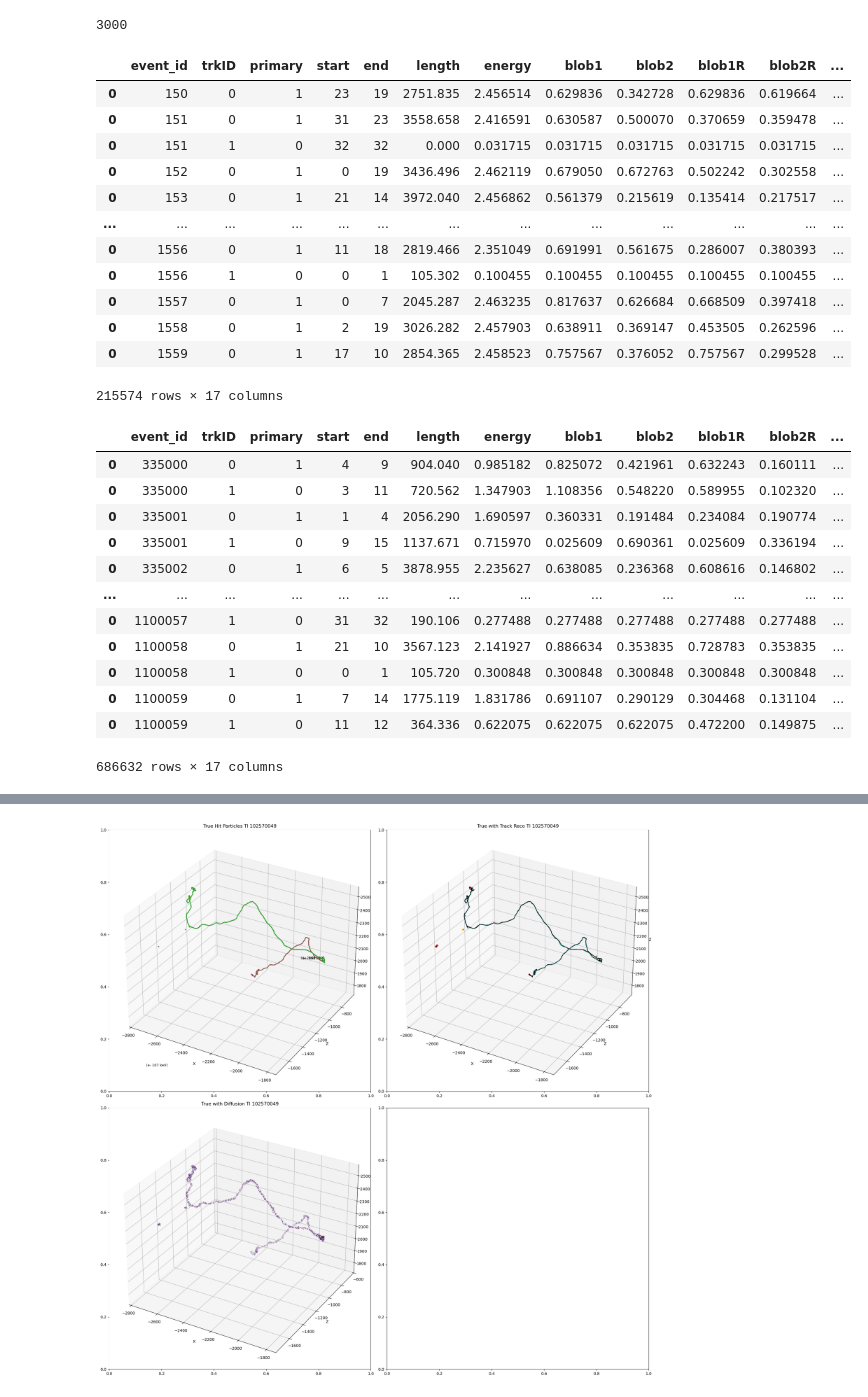
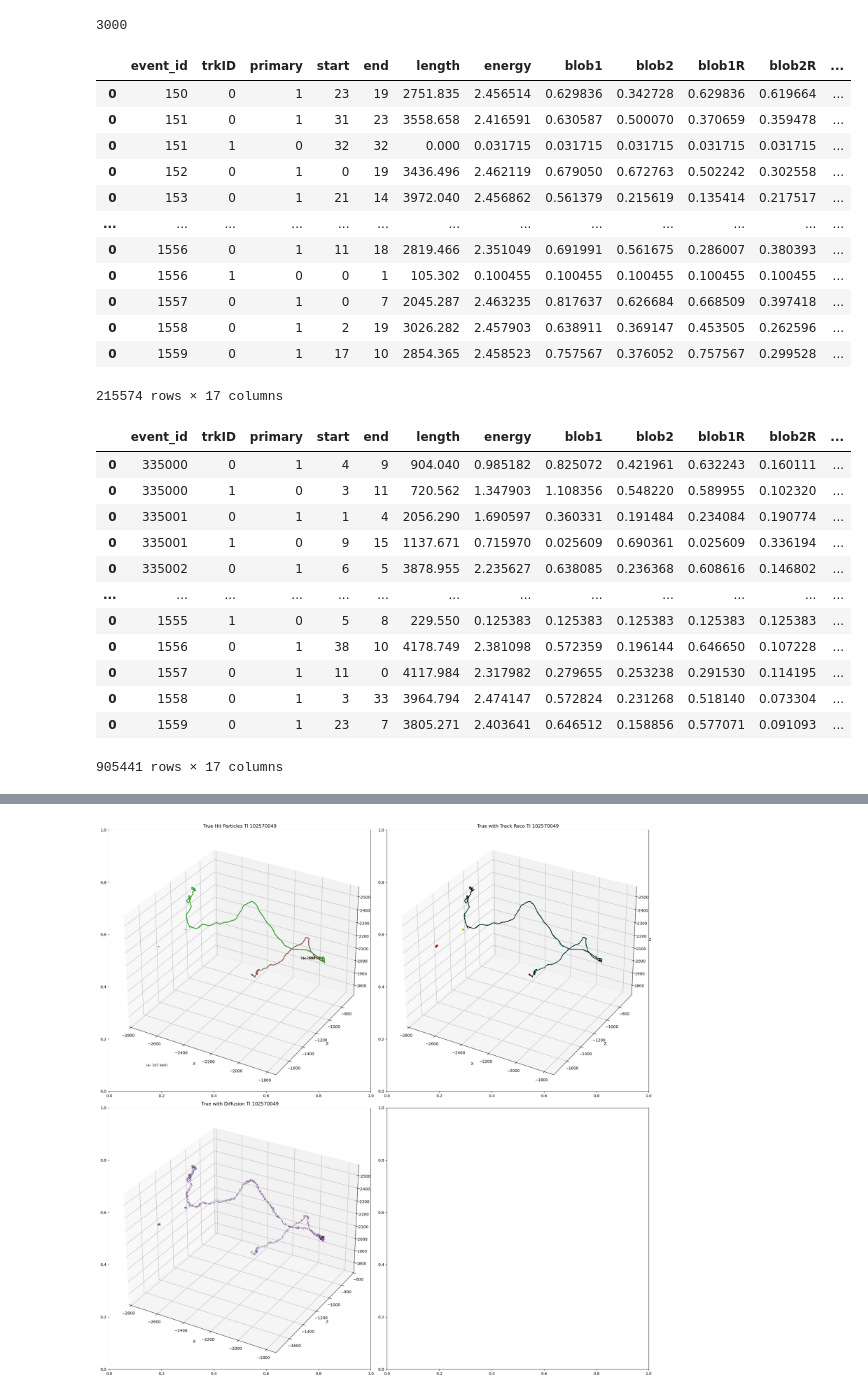
Before and after one commit to kvjmistry/ATPC, a Jupyter notebook: notebooks/TrackAnalysis.ipynb, the cells around one changed output, grey strips where cells are left out. Cells and saved outputs as stored; diff of their text form; code cells hidden in the pictures.

```diff
--- a/notebooks/TrackAnalysis.ipynb
+++ b/notebooks/TrackAnalysis.ipynb
@@ -11,6 +11,7 @@ import plotly.express as px
 import plotly.io as pio
 # %%
 # diff = "nodiff"
+# diff = "5percent"
 diff = "0.0percent"
 pressure = 1
 
@@ -34,7 +35,11 @@ Tl_meta = pd.read_hdf(f"../data/Trackreco/ATPC_Tl_{pressure}bar_{diff}_reco.h5",
 Tl_meta["Type"] = "Tl"
 Bi_meta = pd.read_hdf(f"../data/Trackreco/ATPC_Bi_{pressure}bar_{diff}_reco.h5", "meta")
 Bi_meta["Type"] = "Bi"
-Bkg_meta = pd.concat([Tl_meta, Bi_meta])
+single_meta = pd.read_hdf(f"../data/Trackreco/ATPC_single_{pressure}bar_{diff}_reco.h5", "meta")
+single_meta["Type"] = "single"
+
+Bkg_meta = pd.concat([Tl_meta, Bi_meta, single_meta])
+# Bkg_meta = pd.concat([Tl_meta])
 display(Bkg_meta)
 
 # ----------------------------------------------------------------------------------------------------
@@ -84,39 +89,39 @@ with open(tl_file, 'rb') as pickle_file:
     connection_counts_Tl = pickle.load(pickle_file)
 
 # Merge dictionaries
 Bkg_Tracks = {**Tracks_Bi, **Tracks_Tl}
 Bkg_connections = {**connections_Bi, **connections_Tl}
 Bkg_connection_counts = {**connection_counts_Bi, **connection_counts_Tl}
 
 # ----------------------------------------------------------------------------------------------------
 # %% [output]
 3000
 |  | event_id | trkID | primary | start | end | length | energy | blob1 | blob2 | blob1R | blob2R | ... |
 | 0 | 150 | 0 | 1 | 23 | 19 | 2751.835 | 2.456514 | 0.629836 | 0.342728 | 0.629836 | 0.619664 | ... |
 | 0 | 151 | 0 | 1 | 31 | 23 | 3558.658 | 2.416591 | 0.630587 | 0.500070 | 0.370659 | 0.359478 | ... |
 | 0 | 151 | 1 | 0 | 32 | 32 | 0.000 | 0.031715 | 0.031715 | 0.031715 | 0.031715 | 0.031715 | ... |
 | 0 | 152 | 0 | 1 | 0 | 19 | 3436.496 | 2.462119 | 0.679050 | 0.672763 | 0.502242 | 0.302558 | ... |
 | 0 | 153 | 0 | 1 | 21 | 14 | 3972.040 | 2.456862 | 0.561379 | 0.215619 | 0.135414 | 0.217517 | ... |
 | ... | ... | ... | ... | ... | ... | ... | ... | ... | ... | ... | ... | ... |
 | 0 | 1556 | 0 | 1 | 11 | 18 | 2819.466 | 2.351049 | 0.691991 | 0.561675 | 0.286007 | 0.380393 | ... |
 | 0 | 1556 | 1 | 0 | 0 | 1 | 105.302 | 0.100455 | 0.100455 | 0.100455 | 0.100455 | 0.100455 | ... |
 | 0 | 1557 | 0 | 1 | 0 | 7 | 2045.287 | 2.463235 | 0.817637 | 0.626684 | 0.668509 | 0.397418 | ... |
 | 0 | 1558 | 0 | 1 | 2 | 19 | 3026.282 | 2.457903 | 0.638911 | 0.369147 | 0.453505 | 0.262596 | ... |
 | 0 | 1559 | 0 | 1 | 17 | 10 | 2854.365 | 2.458523 | 0.757567 | 0.376052 | 0.757567 | 0.299528 | ... |
 215574 rows × 17 columns
 |  | event_id | trkID | primary | start | end | length | energy | blob1 | blob2 | blob1R | blob2R | ... |
 | 0 | 335000 | 0 | 1 | 4 | 9 | 904.040 | 0.985182 | 0.825072 | 0.421961 | 0.632243 | 0.160111 | ... |
 | 0 | 335000 | 1 | 0 | 3 | 11 | 720.562 | 1.347903 | 1.108356 | 0.548220 | 0.589955 | 0.102320 | ... |
 | 0 | 335001 | 0 | 1 | 1 | 4 | 2056.290 | 1.690597 | 0.360331 | 0.191484 | 0.234084 | 0.190774 | ... |
 | 0 | 335001 | 1 | 0 | 9 | 15 | 1137.671 | 0.715970 | 0.025609 | 0.690361 | 0.025609 | 0.336194 | ... |
 | 0 | 335002 | 0 | 1 | 6 | 5 | 3878.955 | 2.235627 | 0.638085 | 0.236368 | 0.608616 | 0.146802 | ... |
 | ... | ... | ... | ... | ... | ... | ... | ... | ... | ... | ... | ... | ... |
-| 0 | 1100057 | 1 | 0 | 31 | 32 | 190.106 | 0.277488 | 0.277488 | 0.277488 | 0.277488 | 0.277488 | ... |
-| 0 | 1100058 | 0 | 1 | 21 | 10 | 3567.123 | 2.141927 | 0.886634 | 0.353835 | 0.728783 | 0.353835 | ... |
-| 0 | 1100058 | 1 | 0 | 0 | 1 | 105.720 | 0.300848 | 0.300848 | 0.300848 | 0.300848 | 0.300848 | ... |
-| 0 | 1100059 | 0 | 1 | 7 | 14 | 1775.119 | 1.831786 | 0.691107 | 0.290129 | 0.304468 | 0.131104 | ... |
-| 0 | 1100059 | 1 | 0 | 11 | 12 | 364.336 | 0.622075 | 0.622075 | 0.622075 | 0.472200 | 0.149875 | ... |
+| 0 | 1555 | 1 | 0 | 5 | 8 | 229.550 | 0.125383 | 0.125383 | 0.125383 | 0.125383 | 0.125383 | ... |
+| 0 | 1556 | 0 | 1 | 38 | 10 | 4178.749 | 2.381098 | 0.572359 | 0.196144 | 0.646650 | 0.107228 | ... |
+| 0 | 1557 | 0 | 1 | 11 | 0 | 4117.984 | 2.317982 | 0.279655 | 0.253238 | 0.291530 | 0.114195 | ... |
+| 0 | 1558 | 0 | 1 | 3 | 33 | 3964.794 | 2.474147 | 0.572824 | 0.231268 | 0.518140 | 0.073304 | ... |
+| 0 | 1559 | 0 | 1 | 23 | 7 | 3805.271 | 2.403641 | 0.646512 | 0.158856 | 0.577071 | 0.091093 | ... |
-686632 rows × 17 columns
+905441 rows × 17 columns
 # %%
 nubb_events = len(nubb_meta.event_id.unique())
 Bkg_events = len(Bkg_meta.event_id.unique())
```
Also changed, not shown: parts of 5 cells of this notebook, 1 other file.
